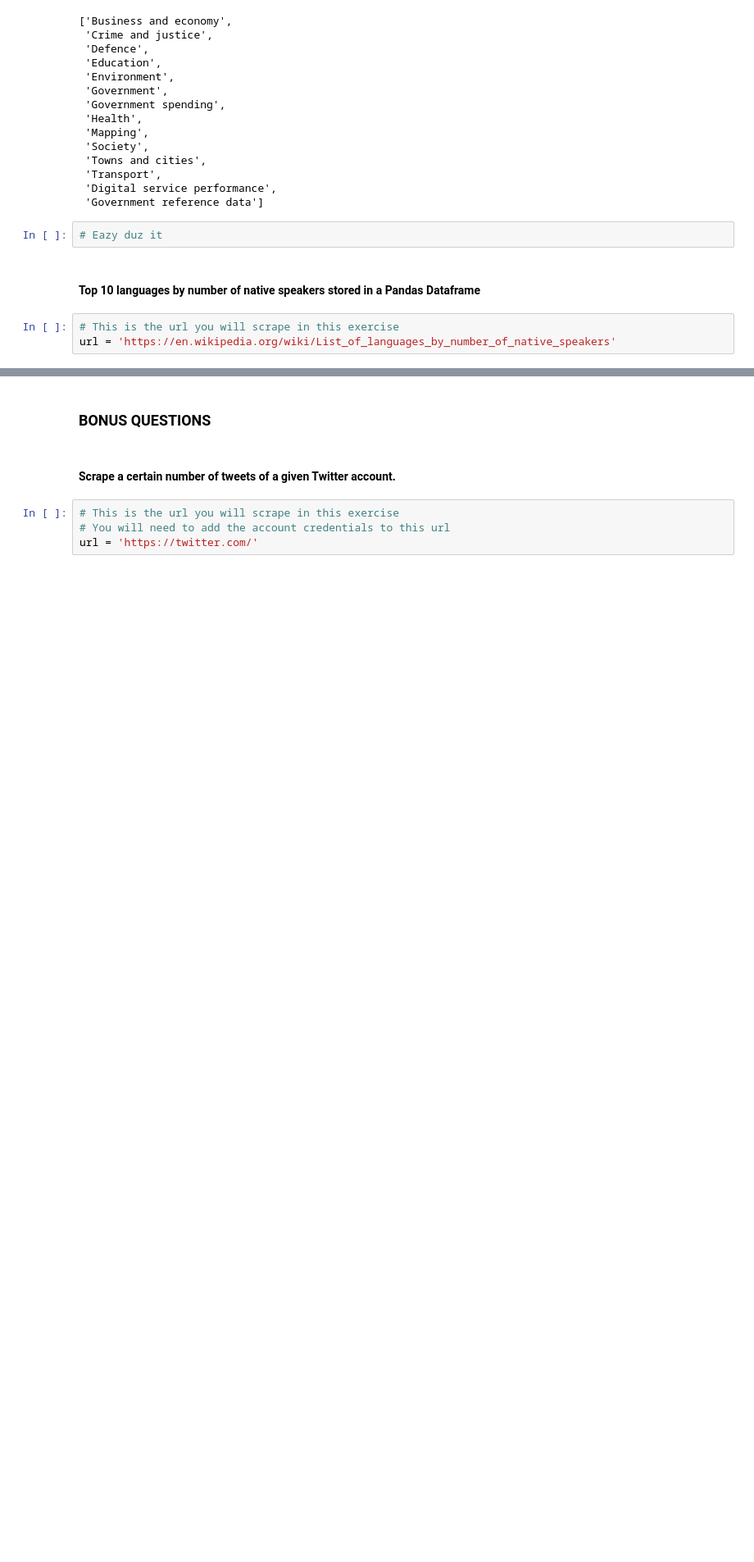
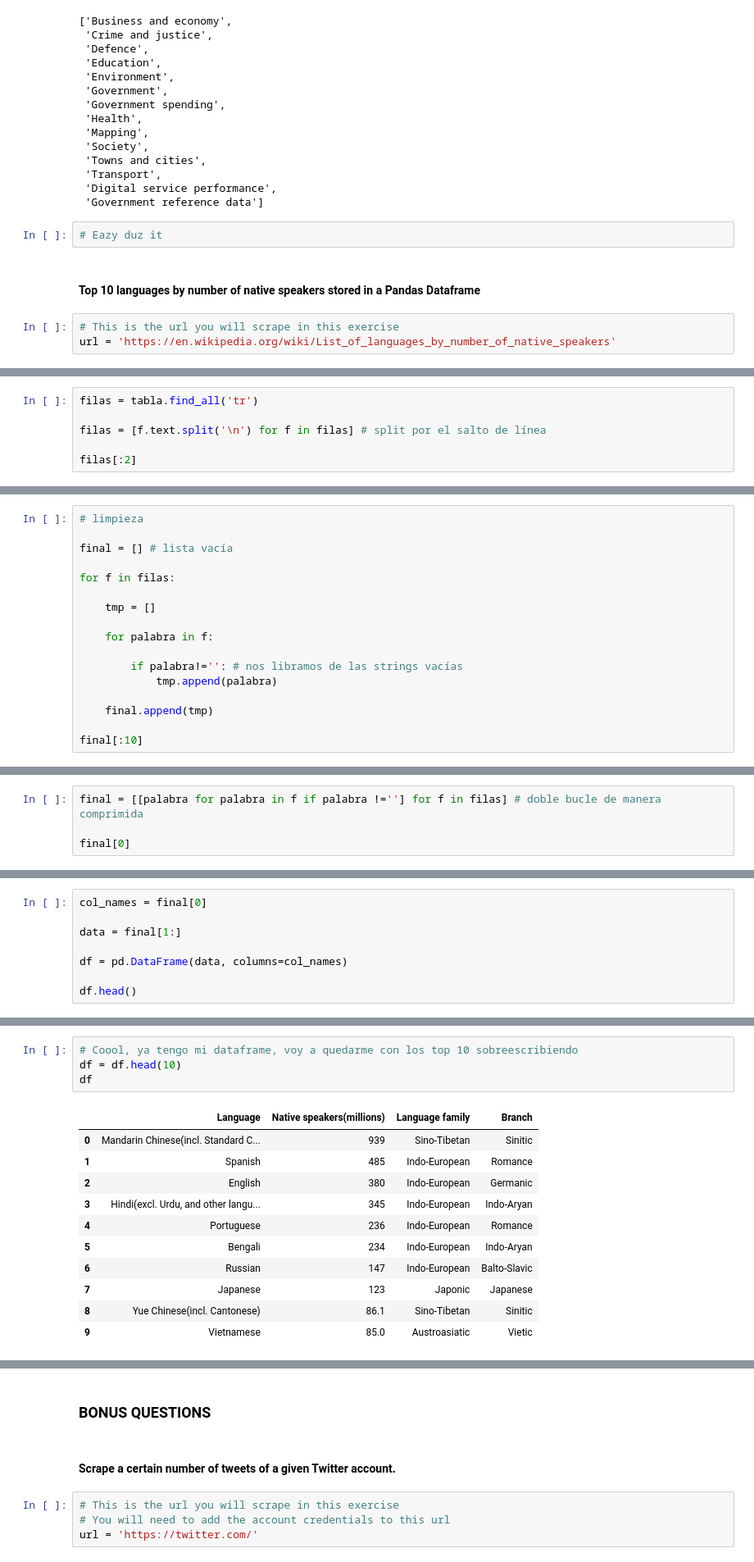
Before and after one commit to Ironhack-Data-Madrid-Octubre-2023/4.2-lab_web_scraping, a Jupyter notebook: your-code/main.ipynb, the cells around one changed output, grey strips where cells are left out. Shown at 82% size. Drawn from its saved outputs; the diff is of its cells as text; blank space fills up the shorter version.

```diff
--- a/your-code/main.ipynb
+++ b/your-code/main.ipynb
@@ -719,0 +757,6 @@ url = 'https://en.wikipedia.org/wiki/List_of_languages_by_number_of_native_speak
+# %%
+filas = tabla.find_all('tr')
+
+filas = [f.text.split('\n') for f in filas] # split por el salto de línea
+
+filas[:2]
@@ -719,0 +782,17 @@ url = 'https://en.wikipedia.org/wiki/List_of_languages_by_number_of_native_speak
+# %%
+# limpieza
+
+final = [] # lista vacía
+
+for f in filas:
+
+    tmp = []
+
+    for palabra in f:
+
+        if palabra!='': # nos libramos de las strings vacías
+            tmp.append(palabra)
+
+    final.append(tmp)
+
+final[:10]
@@ -719,0 +816,4 @@ url = 'https://en.wikipedia.org/wiki/List_of_languages_by_number_of_native_speak
+# %%
+final = [[palabra for palabra in f if palabra !=''] for f in filas] # doble bucle de manera comprimida
+
+final[0]
@@ -719,0 +829,8 @@ url = 'https://en.wikipedia.org/wiki/List_of_languages_by_number_of_native_speak
+# %%
+col_names = final[0]
+
+data = final[1:]
+
+df = pd.DataFrame(data, columns=col_names)
+
+df.head()
@@ -719,0 +844,16 @@ url = 'https://en.wikipedia.org/wiki/List_of_languages_by_number_of_native_speak
+# %%
+# Coool, ya tengo mi dataframe, voy a quedarme con los top 10 sobreescribiendo
+df = df.head(10)
+df
+# %% [output]
+|  | Language | Native speakers(millions) | Language family | Branch |
+| 0 | Mandarin Chinese(incl. Standard C... | 939 | Sino-Tibetan | Sinitic |
+| 1 | Spanish | 485 | Indo-European | Romance |
+| 2 | English | 380 | Indo-European | Germanic |
+| 3 | Hindi(excl. Urdu, and other langu... | 345 | Indo-European | Indo-Aryan |
+| 4 | Portuguese | 236 | Indo-European | Romance |
+| 5 | Bengali | 234 | Indo-European | Indo-Aryan |
+| 6 | Russian | 147 | Indo-European | Balto-Slavic |
+| 7 | Japanese | 123 | Japonic | Japanese |
+| 8 | Yue Chinese(incl. Cantonese) | 86.1 | Sino-Tibetan | Sinitic |
+| 9 | Vietnamese | 85.0 | Austroasiatic | Vietic |
```
Also changed, not shown: parts of 10 cells of this notebook.
